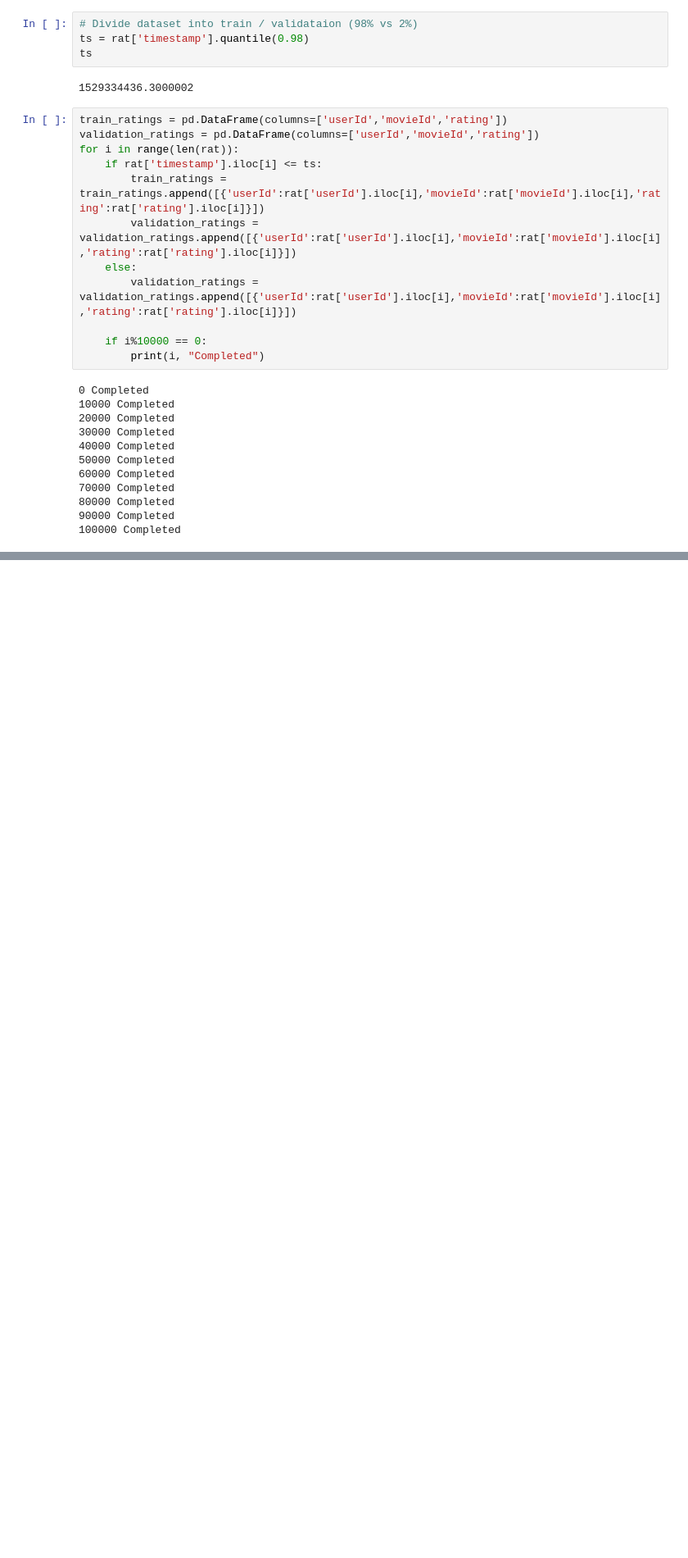
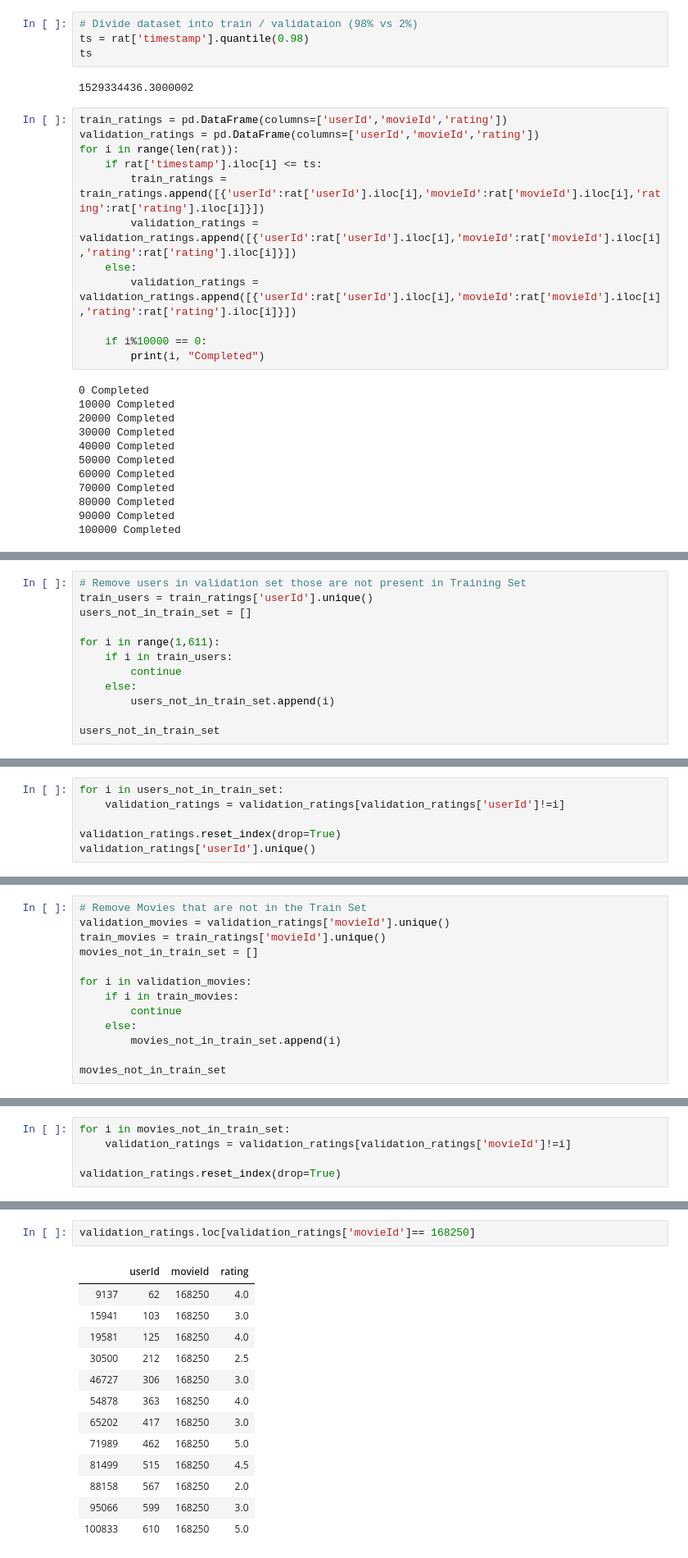
Before and after one commit to puhuk/Paper-Implementation, a Jupyter notebook: Recommendation/Deep AutoEncoders for Collaborative Filtering/Deep AutoEncoders for Collaborative Filtering_Pytorch.ipynb, the cells around one changed output, grey strips where cells are left out. Shown at 82% size. Cells and saved outputs as stored; diff of their text form; blank space fills up the shorter version.

```diff
--- a/Recommendation/Deep AutoEncoders for Collaborative Filtering/Deep AutoEncoders for Collaborative Filtering_Pytorch.ipynb
+++ b/Recommendation/Deep AutoEncoders for Collaborative Filtering/Deep AutoEncoders for Collaborative Filtering_Pytorch.ipynb
@@ -85,0 +98,12 @@ for i in range(len(rat)):
+# %%
+# Remove users in validation set those are not present in Training Set
+train_users = train_ratings['userId'].unique()
+users_not_in_train_set = []
+
+for i in range(1,611):
+    if i in train_users:
+        continue
+    else:
+        users_not_in_train_set.append(i)
+
+users_not_in_train_set
@@ -85,0 +112,6 @@ for i in range(len(rat)):
+# %%
+for i in users_not_in_train_set:
+    validation_ratings = validation_ratings[validation_ratings['userId']!=i]
+
+validation_ratings.reset_index(drop=True)
+validation_ratings['userId'].unique()
@@ -85,0 +136,13 @@ for i in range(len(rat)):
+# %%
+# Remove Movies that are not in the Train Set
+validation_movies = validation_ratings['movieId'].unique()
+train_movies = train_ratings['movieId'].unique()
+movies_not_in_train_set = []
+
+for i in validation_movies:
+    if i in train_movies:
+        continue
+    else:
+        movies_not_in_train_set.append(i)
+
+movies_not_in_train_set
@@ -85,0 +167,5 @@ for i in range(len(rat)):
+# %%
+for i in movies_not_in_train_set:
+    validation_ratings = validation_ratings[validation_ratings['movieId']!=i]
+
+validation_ratings.reset_index(drop=True)
@@ -85,0 +186,16 @@ for i in range(len(rat)):
+# %%
+validation_ratings.loc[validation_ratings['movieId']== 168250]
+# %% [output]
+|  | userId | movieId | rating |
+| 9137 | 62 | 168250 | 4.0 |
+| 15941 | 103 | 168250 | 3.0 |
+| 19581 | 125 | 168250 | 4.0 |
+| 30500 | 212 | 168250 | 2.5 |
+| 46727 | 306 | 168250 | 3.0 |
+| 54878 | 363 | 168250 | 4.0 |
+| 65202 | 417 | 168250 | 3.0 |
+| 71989 | 462 | 168250 | 5.0 |
+| 81499 | 515 | 168250 | 4.5 |
+| 88158 | 567 | 168250 | 2.0 |
+| 95066 | 599 | 168250 | 3.0 |
+| 100833 | 610 | 168250 | 5.0 |
```
Also changed, not shown: parts of 18 cells of this notebook.
